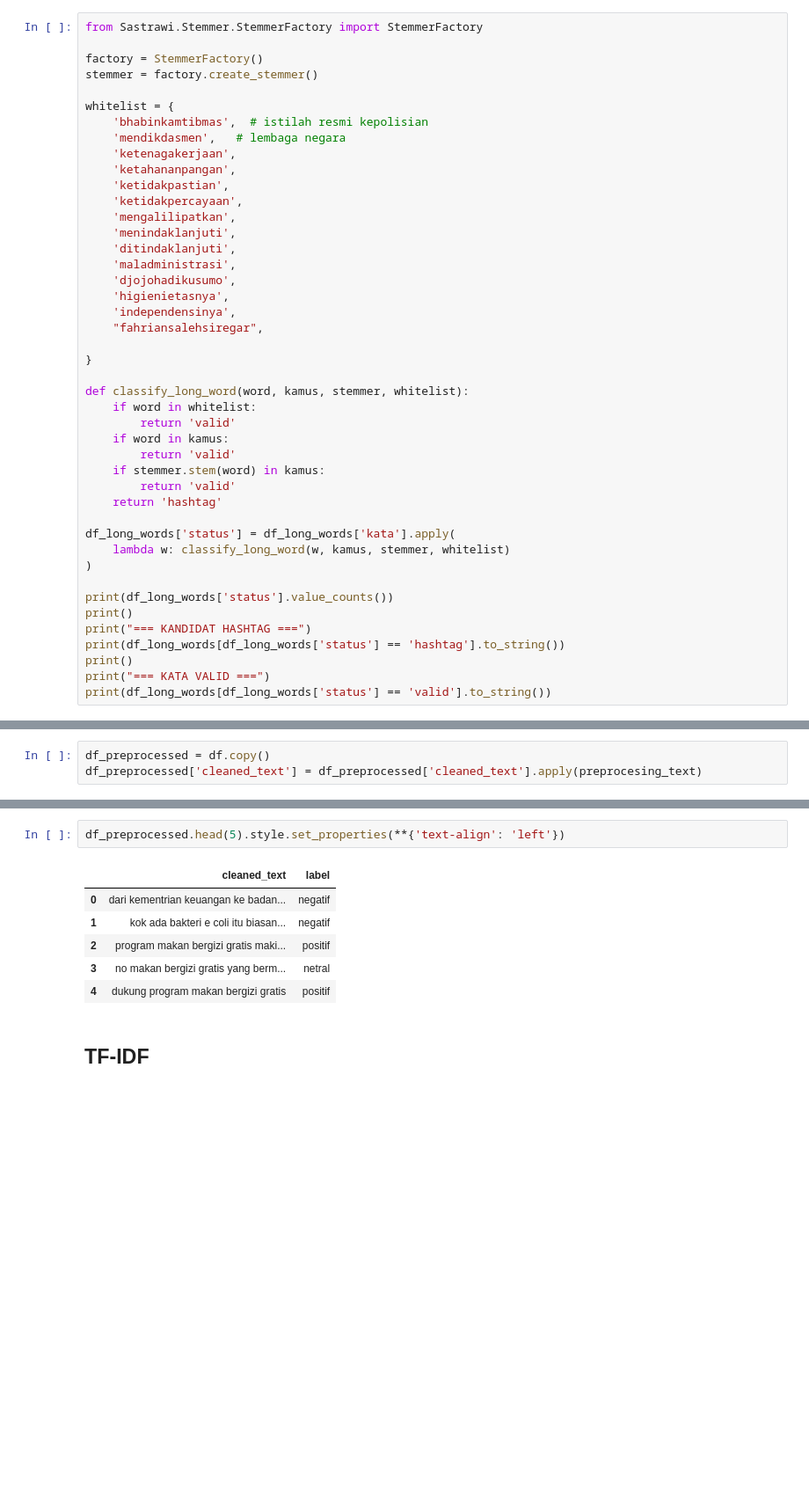
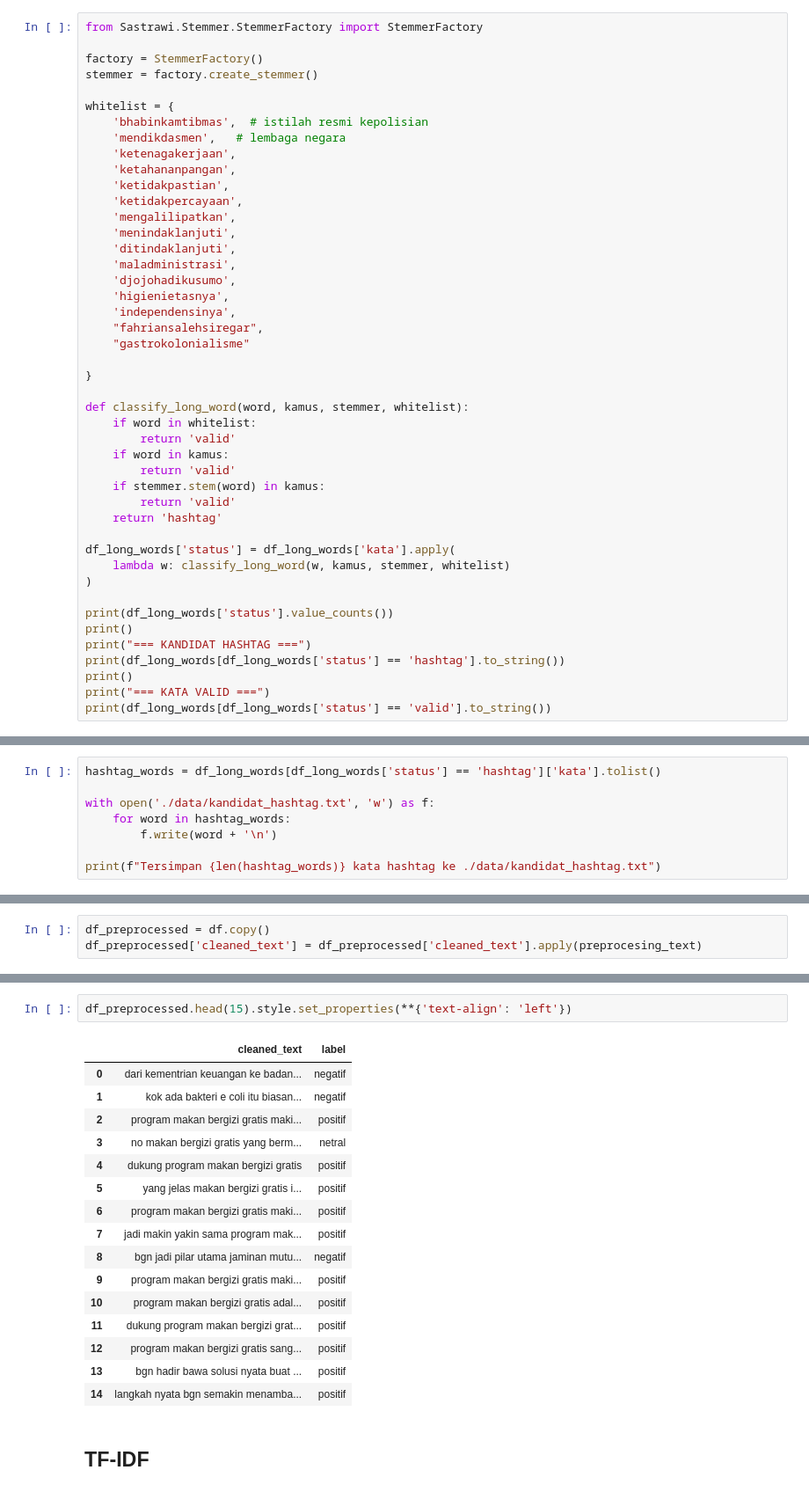
Before and after one commit to mfaruqi35/mbg-sentiment-analysis, a Jupyter notebook: mbg-sentiment-analysis.ipynb, the cells around one changed output, grey strips where cells are left out. Shown at 88% size. Drawn from its saved outputs; the diff is of its cells as text; blank space fills up the shorter version.

```diff
--- a/mbg-sentiment-analysis.ipynb
+++ b/mbg-sentiment-analysis.ipynb
@@ -197,6 +195,7 @@ whitelist = {
     'higienietasnya',
     'independensinya',
     "fahriansalehsiregar",
+    "gastrokolonialisme"
 
 }
 
@@ -240,0 +240,8 @@ Name: count, dtype: int64
+# %%
+hashtag_words = df_long_words[df_long_words['status'] == 'hashtag']['kata'].tolist()
+
+with open('./data/kandidat_hashtag.txt', 'w') as f:
+    for word in hashtag_words:
+        f.write(word + '\n')
+
+print(f"Tersimpan {len(hashtag_words)} kata hashtag ke ./data/kandidat_hashtag.txt")
@@ -301,12 +400,22 @@ df_preprocessed['cleaned_text'] = df_preprocessed['cleaned_text'].apply(preproce
 # %%
-df_preprocessed.head(5).style.set_properties(**{'text-align': 'left'})
+df_preprocessed.head(15).style.set_properties(**{'text-align': 'left'})
 # %% [output]
 |  | cleaned_text | label |
 | 0 | dari kementrian keuangan ke badan... | negatif |
 | 1 | kok ada bakteri e coli itu biasan... | negatif |
 | 2 | program makan bergizi gratis maki... | positif |
 | 3 | no makan bergizi gratis yang berm... | netral |
 | 4 | dukung program makan bergizi gratis | positif |
+| 5 | yang jelas makan bergizi gratis i... | positif |
+| 6 | program makan bergizi gratis maki... | positif |
+| 7 | jadi makin yakin sama program mak... | positif |
+| 8 | bgn jadi pilar utama jaminan mutu... | negatif |
+| 9 | program makan bergizi gratis maki... | positif |
+| 10 | program makan bergizi gratis adal... | positif |
+| 11 | dukung program makan bergizi grat... | positif |
+| 12 | program makan bergizi gratis sang... | positif |
+| 13 | bgn hadir bawa solusi nyata buat ... | positif |
+| 14 | langkah nyata bgn semakin menamba... | positif |
 # %% [markdown]
 ## TF-IDF
 # %% [markdown]
```
Also changed, not shown: parts of 8 cells of this notebook.
